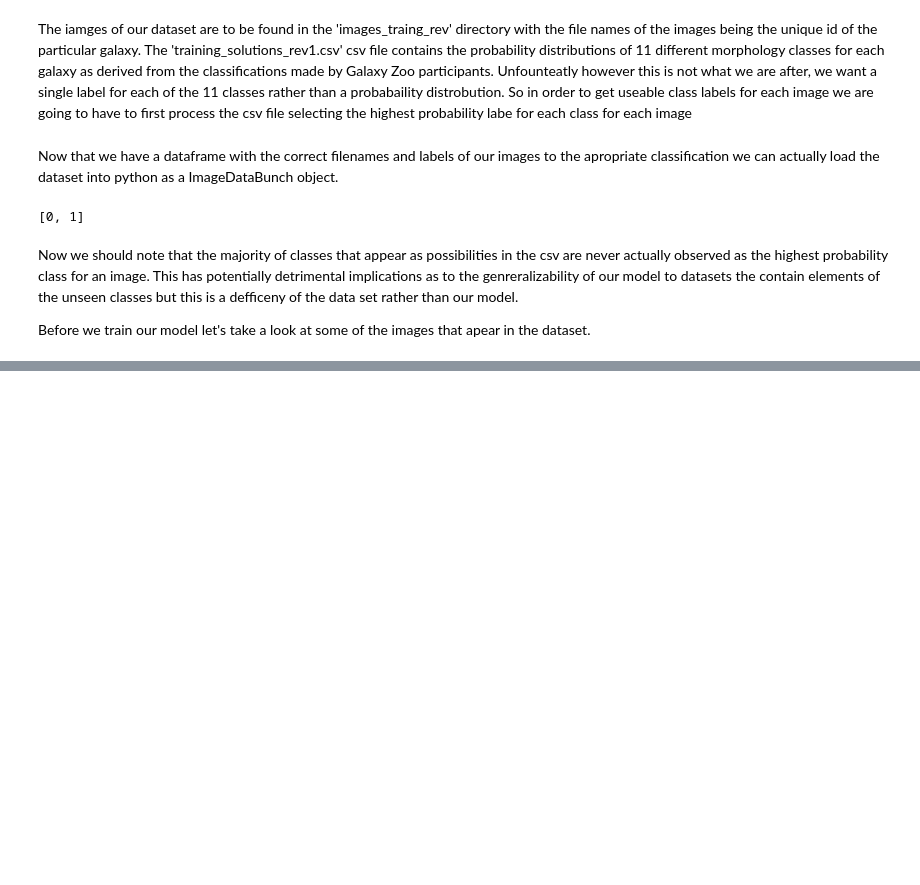
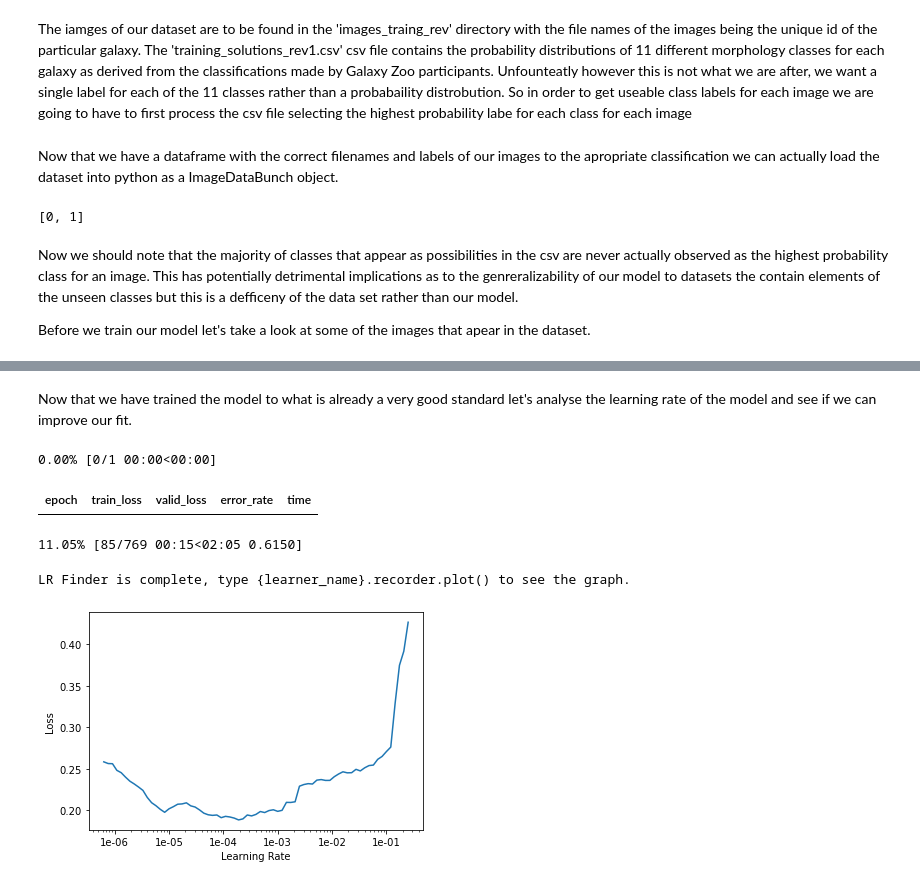
Before and after one commit to CellEight/galaxyClassifier, a Jupyter notebook: Homework 1 - Galaxy Classification.ipynb, the cells around one changed output, grey strips where cells are left out. Drawn from its saved outputs; the diff is of its cells as text; code cells hidden in the pictures; blank space fills up the shorter version.

```diff
--- a/Homework 1 - Galaxy Classification.ipynb
+++ b/Homework 1 - Galaxy Classification.ipynb
@@ -100,2 +121,13 @@ KeyboardInterrupt:
 # %%
 learn.save('stage-1')
+# %% [markdown]
+Now that we have trained the model to what is already a very good standard let's analyse the learning rate of the model and see if we can improve our fit.
+# %%
+learn.lr_find()
+learn.recorder.plot()
+# %% [output]
+0.00% [0/1 00:00<00:00]
+| epoch | train_loss | valid_loss | error_rate | time |
+11.05% [85/769 00:15<02:05 0.6150]
+LR Finder is complete, type {learner_name}.recorder.plot() to see the graph.
+[figure, added]
```
Also changed, not shown: parts of 12 cells of this notebook.
